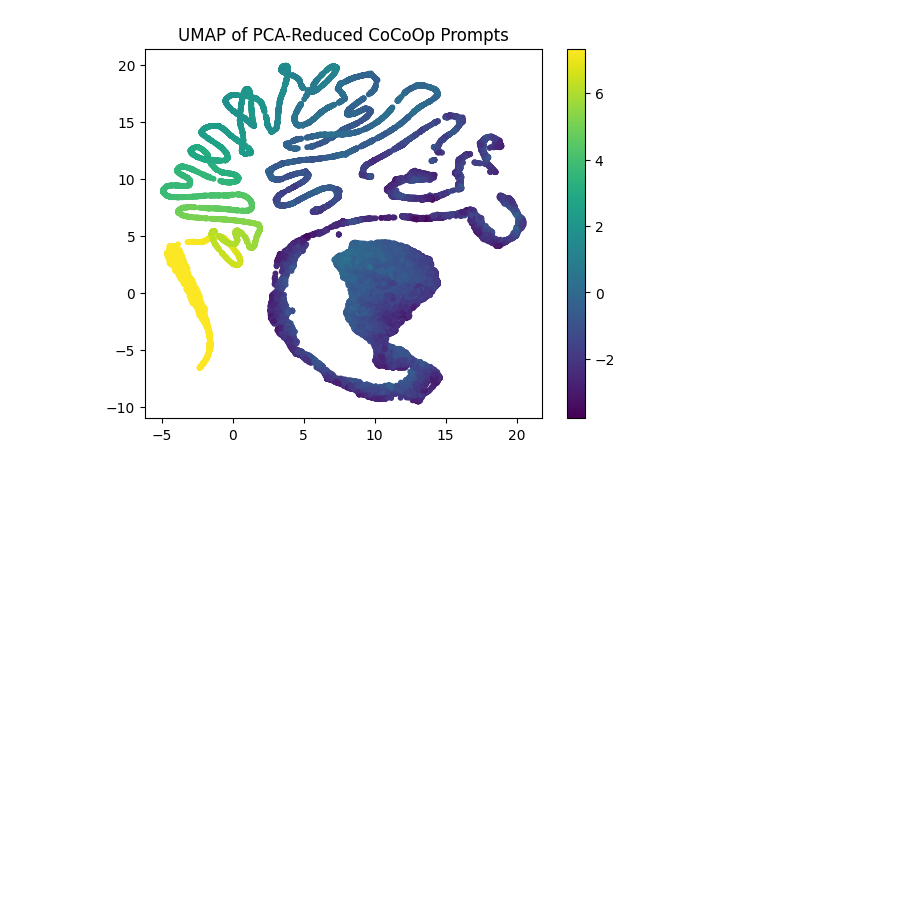
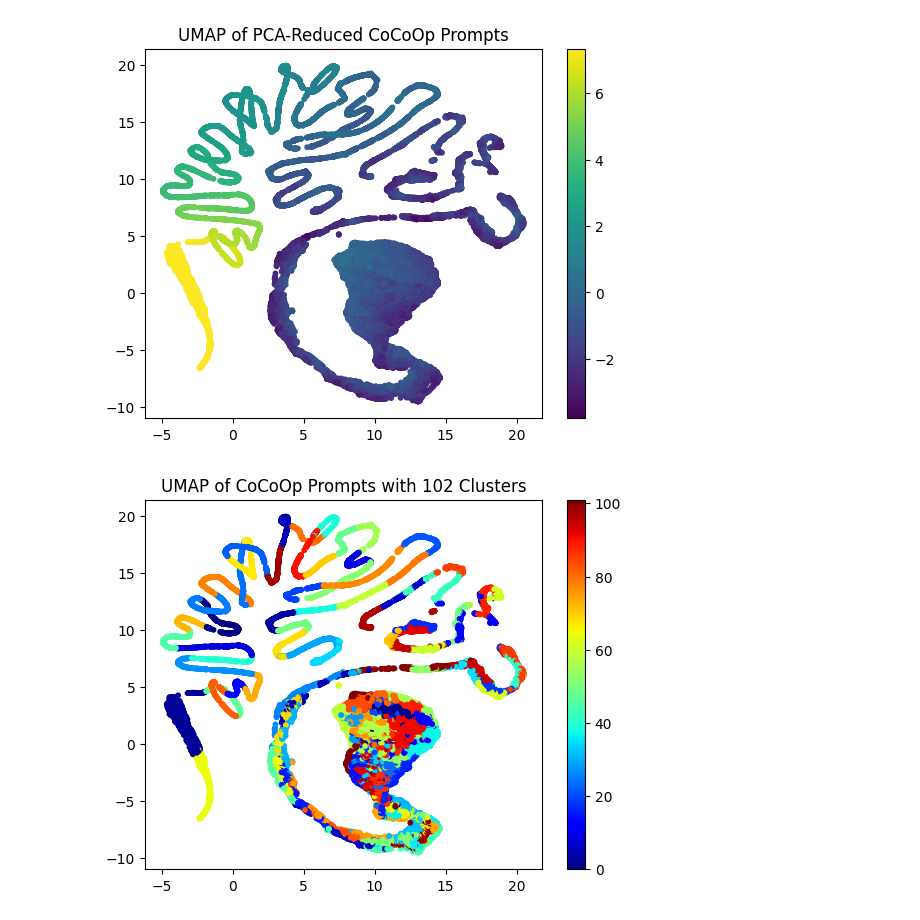
Before and after one commit to oz-e/applied-ml, a Jupyter notebook: CoCoOp_Analysis.ipynb, the cells around one changed output. Drawn from its saved outputs; the diff is of its cells as text; code cells hidden in the pictures; blank space fills up the shorter version.

```diff
--- a/CoCoOp_Analysis.ipynb
+++ b/CoCoOp_Analysis.ipynb
@@ -280,0 +268,13 @@ plt.show()
+# %%
+from sklearn.cluster import KMeans
+
+num_clusters = 102  # Number of clusters (adjust as needed)
+kmeans = KMeans(n_clusters=num_clusters, random_state=42, n_init=10)
+cluster_labels = kmeans.fit_predict(pca_embeddings)
+
+plt.scatter(umap_embeddings[:, 0], umap_embeddings[:, 1], c=cluster_labels, cmap="jet", s=10)
+plt.title(f"UMAP of CoCoOp Prompts with {num_clusters} Clusters")
+plt.colorbar()
+plt.show()
+# %% [output]
+[figure, added]
```
Also changed, not shown: parts of 4 cells of this notebook.
